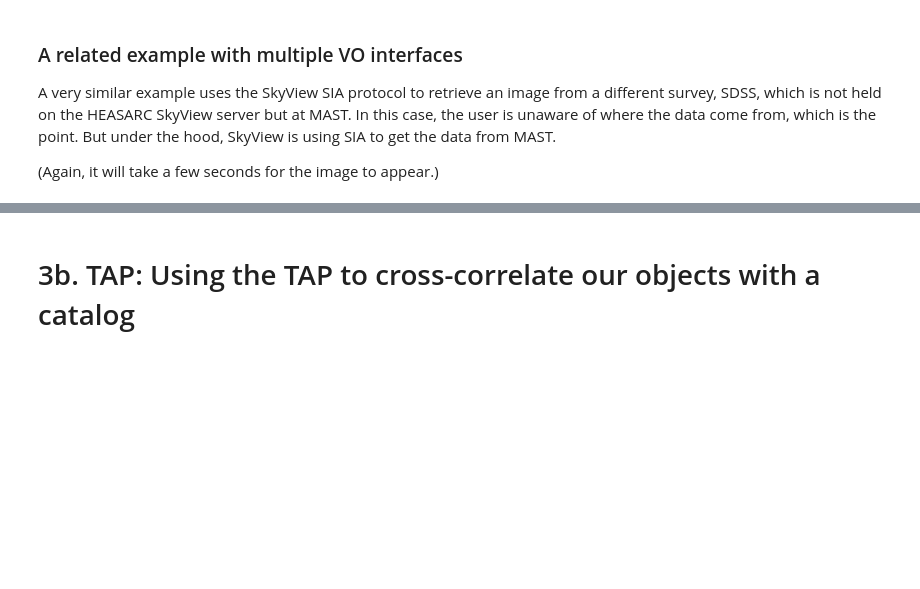
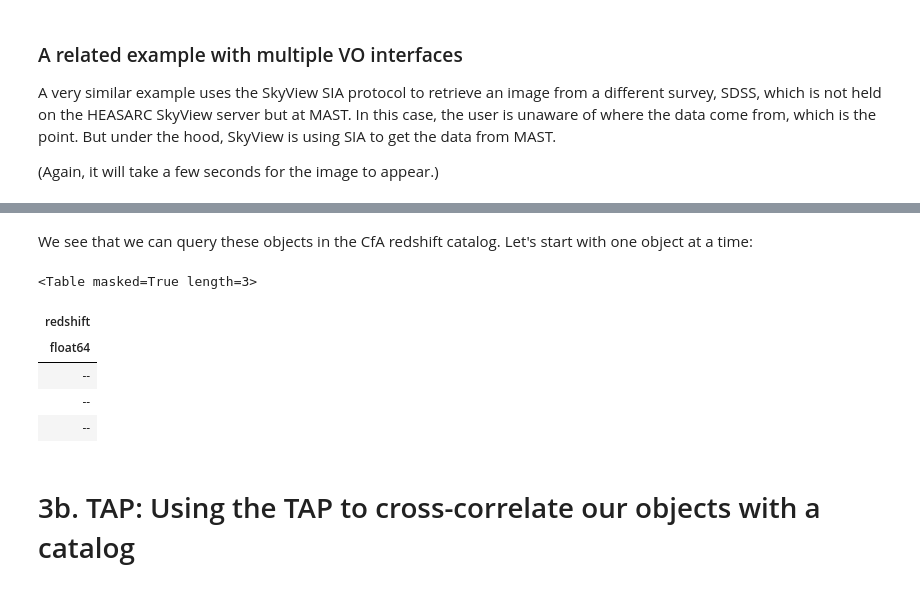
Before and after one commit to trjaffe/navo.old, a Jupyter notebook: heasarc_queries_v6.ipynb, the cells around one changed output, grey strips where cells are left out. Cells and saved outputs as stored; diff of their text form; code cells hidden in the pictures; blank space fills up the shorter version.

```diff
--- a/heasarc_queries_v6.ipynb
+++ b/heasarc_queries_v6.ipynb
@@ -287,3 +339,27 @@ display(Image(url=table.array['URL'][1]))
+# %% [markdown]
+We see that we can query these objects in the CfA redshift catalog.  Let's start with one object at a time:
+# %%
+##  Pick a radius in degrees to search around our input coordinates:
+radius=0.1
+tap_params = {
+    "request":"doQuery",
+    "lang":"ADQL",
+    "query":
+    """SELECT redshift FROM zcat as cat where
+    contains(point('ICRS',cat.ra,cat.dec),circle('ICRS',{0},{1},{2}))=1
+    """.format(aptable[0]['RA'],aptable[0]['DEC'],radius)
+    }
+r = requests.get('https://heasarc.gsfc.nasa.gov/xamin/vo/tap/sync', params=tap_params)
+#r.content
+table=Table.read(io.BytesIO(r.content))
+table
+# %% [output]
+<Table masked=True length=3>
+| redshift |
+| float64 |
+| -- |
+| -- |
+| -- |
 # %% [markdown]
 <a id="tap2"></a>
 # 3b. TAP:  Using the TAP to cross-correlate our objects with a catalog
```
Also changed, not shown: parts of 59 cells of this notebook.
